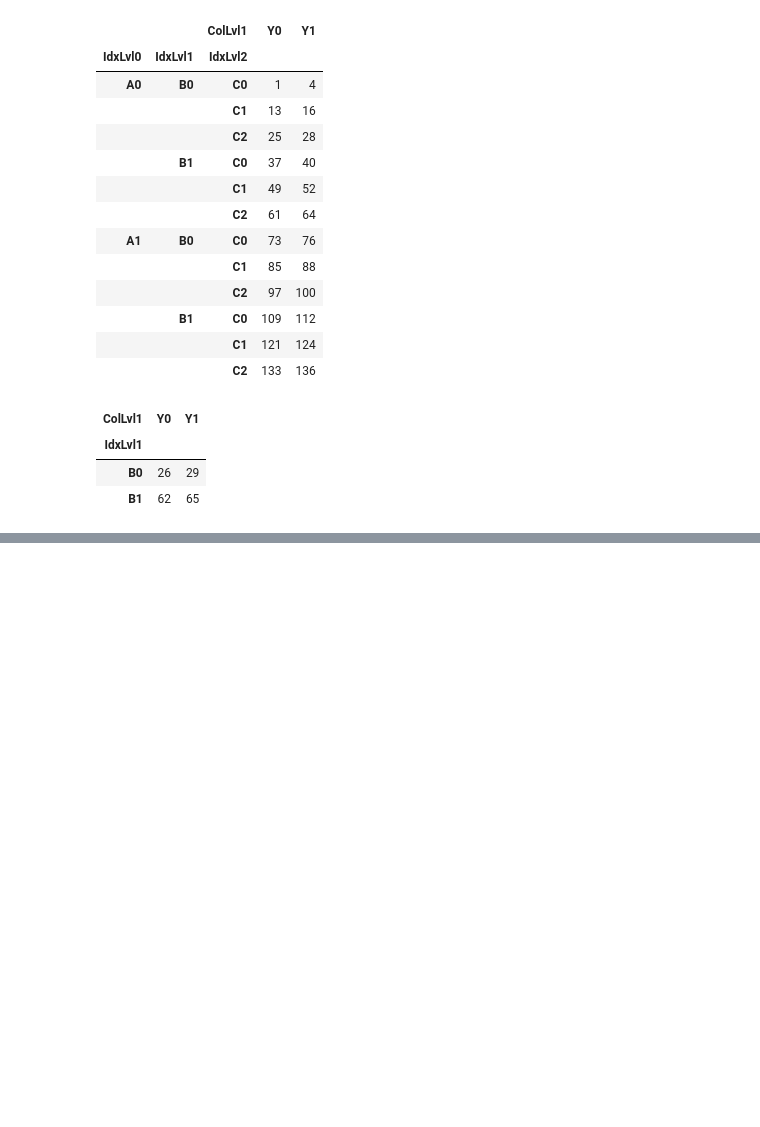
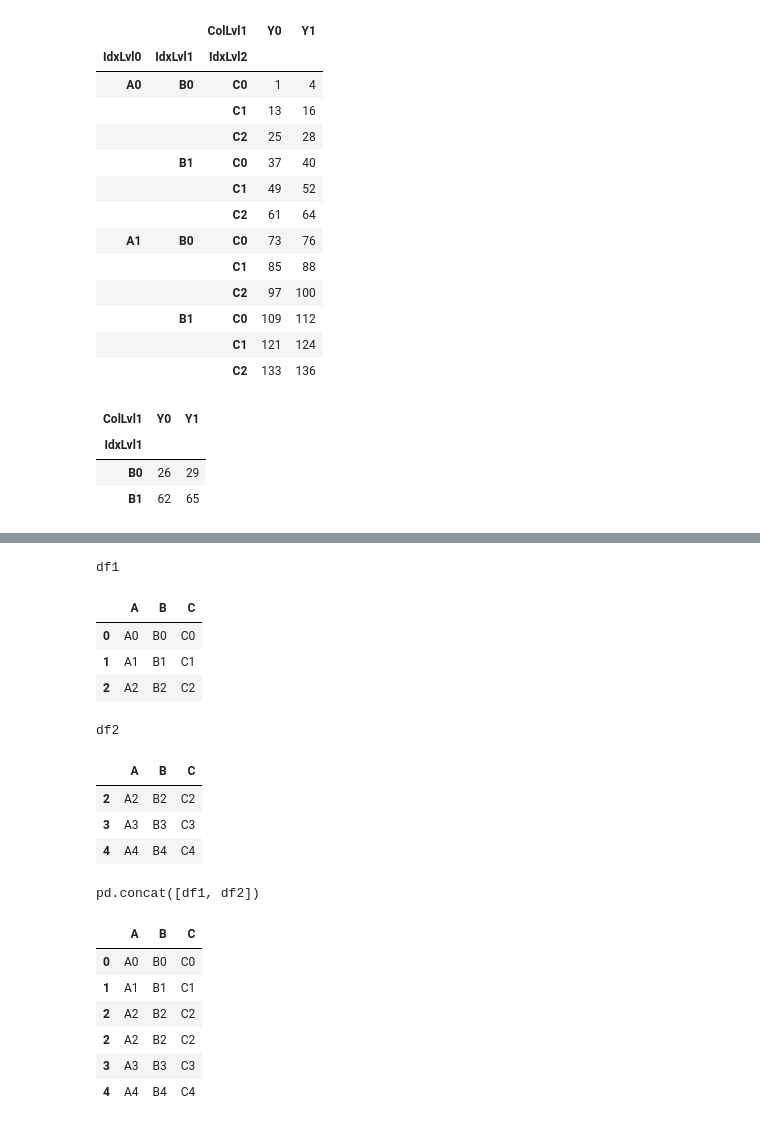
Before and after one commit to mathieugouin/tradesim, a Jupyter notebook: learning_notebook.ipynb, the cells around one changed output, grey strips where cells are left out. Cells and saved outputs as stored; diff of their text form; code cells hidden in the pictures; blank space fills up the shorter version.

```diff
--- a/learning_notebook.ipynb
+++ b/learning_notebook.ipynb
@@ -676,0 +682,22 @@ df3.xs(key=('A0', 'C2'), axis='index', level=['IdxLvl0', 'IdxLvl2']). \
+# %%
+class display(object):
+    """Display HTML representation of multiple objects"""
+    template = """<div style="float: left; padding: 10px;">
+    <p style='font-family:"Courier New", Courier, monospace'>{0}</p>{1}
+    </div>"""
+    def __init__(self, *args):
+        self.args = args
+
+    def _repr_html_(self):
+        return '\n'.join(self.template.format(a, eval(a)._repr_html_())
+                         for a in self.args)
+
+    def __repr__(self):
+        return '\n\n'.join(a + '\n' + repr(eval(a))
+                           for a in self.args)
+# %%
+def make_df(cols, ind):
+    """Quickly make a DataFrame"""
+    return pd.DataFrame(
+        {c: [str(c) + str(i) for i in ind] for c in cols},
+        ind)
@@ -676,0 +742,23 @@ df3.xs(key=('A0', 'C2'), axis='index', level=['IdxLvl0', 'IdxLvl2']). \
+# %%
+df1 = make_df('ABC', [0,1,2])
+df2 = make_df('ABC', [2,3,4])
+display('df1', 'df2', 'pd.concat([df1, df2])')
+# %% [output]
+df1
+|  | A | B | C |
+| 0 | A0 | B0 | C0 |
+| 1 | A1 | B1 | C1 |
+| 2 | A2 | B2 | C2 |
+df2
+|  | A | B | C |
+| 2 | A2 | B2 | C2 |
+| 3 | A3 | B3 | C3 |
+| 4 | A4 | B4 | C4 |
+pd.concat([df1, df2])
+|  | A | B | C |
+| 0 | A0 | B0 | C0 |
+| 1 | A1 | B1 | C1 |
+| 2 | A2 | B2 | C2 |
+| 2 | A2 | B2 | C2 |
+| 3 | A3 | B3 | C3 |
+| 4 | A4 | B4 | C4 |
```
Also changed, not shown: parts of 36 cells of this notebook, 2 other files.
